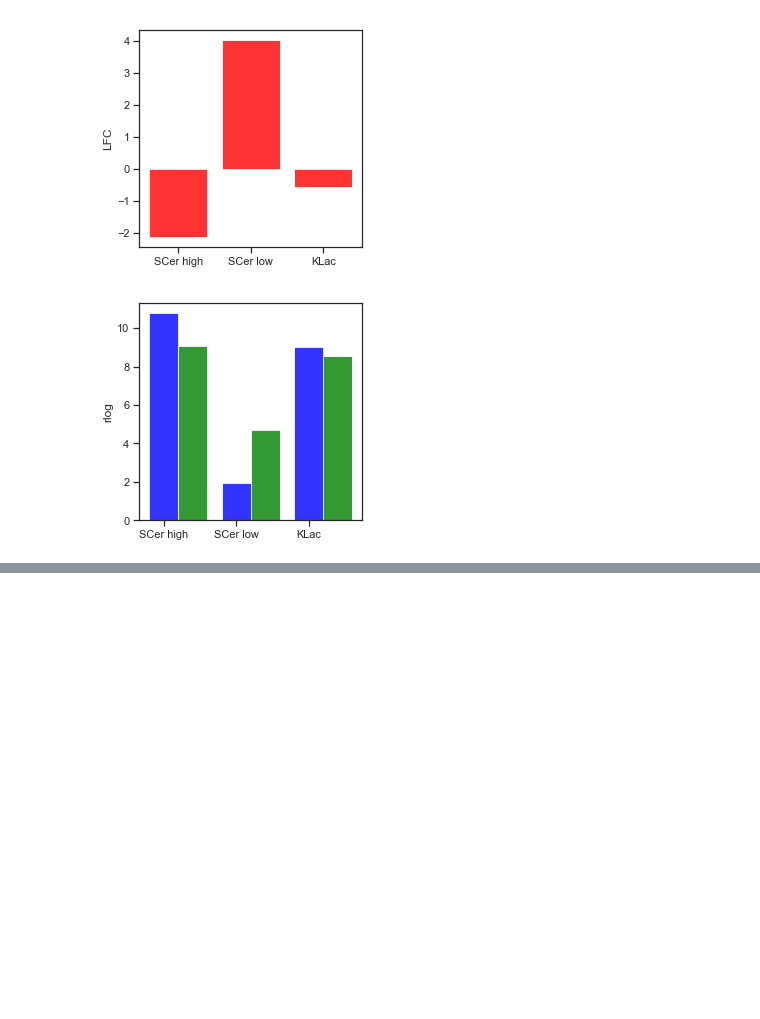
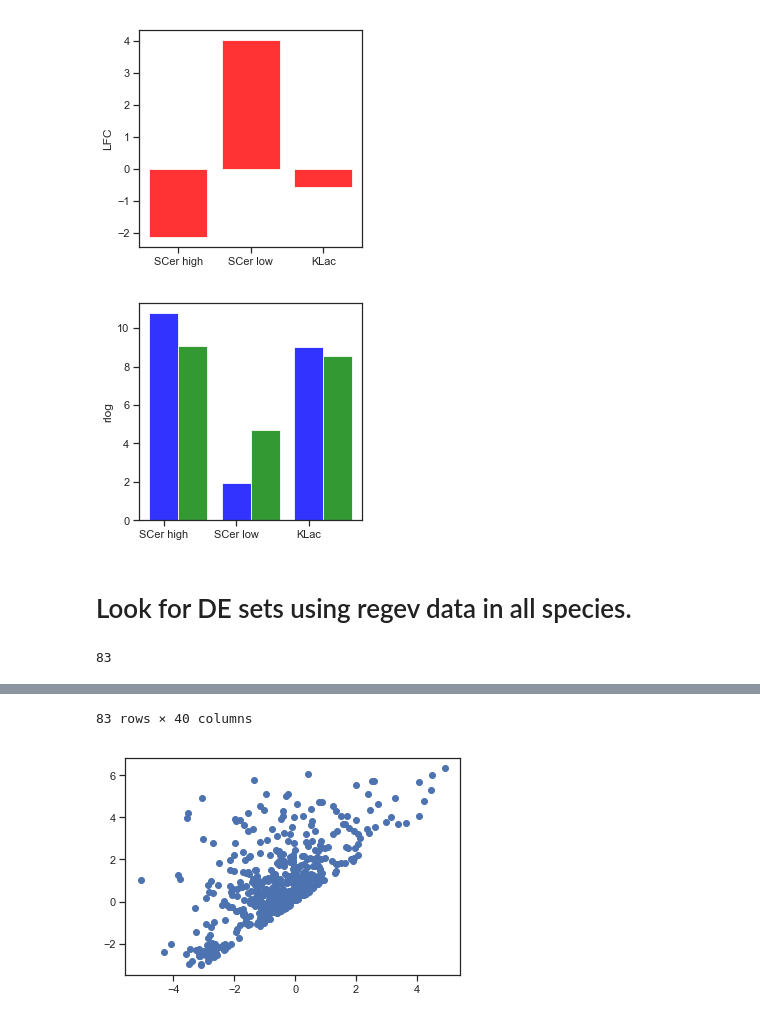
Before and after one commit to heineike02/yeast_esr_expression_analysis, a Jupyter notebook: scripts/20181210_goi_raw_exp_stress_resp_phylogeny.ipynb, the cells around one changed output, grey strips where cells are left out. Saved outputs shown, nothing was run; the diff lists cells and outputs as text; code cells hidden in the pictures; blank space fills up the shorter version.

```diff
--- a/scripts/20181210_goi_raw_exp_stress_resp_phylogeny.ipynb
+++ b/scripts/20181210_goi_raw_exp_stress_resp_phylogeny.ipynb
@@ -1765,3 +1847,77 @@ ax.set_xticklabels(['SCer high', 'SCer low', 'KLac'])
 fig.savefig(os.path.normpath('C:/Users/BMH_work/Google Drive/UCSF/ElSamad_Lab/PKA/Manuscript/MPC23_rlog.svg'))
 # %% [output]
 [figure]
+# %% [markdown]
+# Look for DE sets using regev data in all species.
+# %%
+#Load GOI ohnolog data
+
+fname = data_processing_dir + os.sep + os.path.normpath('kl_sc_PKA_as_m24_r1g1_20181017/gois_20181205.pkl')
+
+with open(fname, 'rb') as file:
+    [ohnologs_goi_pka,ohnologs_expression_sorted_pka,goi_criteria_pka] = pickle.load(file)
+ohnologs_goi_pka.set_index('Ancestor', inplace=True)
+ohnologs_expression_sorted_pka.set_index('Ancestor', inplace=True)
+# %%
+spec = 'Scer'
+#Get all WGH paralogs pairs for a given species.
+
+ohnologs = io_library.get_WGH_pairs_by_spec(spec)
+
+
+
+#load data
+fname_array_data = os.path.normpath(data_processing_dir + 'regev_data/' + spec + '_growth_stress_norm.csv')
+spec_data = pd.read_csv(fname_array_data, index_col=0)
+conditions = spec_data.columns
+
+#Combine columns to get PKAest = pka activation estimate
+columns_to_combine = {'PS/LOG', 'PLAT/LOG', 'DS/LOG', 'heat shock_30', 'heat shock_45'}
+
+#threshold for induction using the average of the combined columns that make up the PKA inhibition estimate.
+#All data is normalized already
+
+#Make a column which is average fold change for these columns
+columns_to_combine_spec = [column for column in conditions if column in columns_to_combine]
+spec_data['PKAest'] = spec_data.loc[:,columns_to_combine_spec].apply(np.mean, axis = 1)
+
+
+#Merge in expression data for all those paralogs, sort on average/individual conditions
+sort_column = 'PKAest'
+sort_column_fname = ''.join('cat'.split('/'))
+
+ohnologs_sorted = io_library.join_ohnologs_and_sort(spec_data, ohnologs, sort_column)
+
+plt.scatter(ohnologs_sorted[sort_column + '_low'], ohnologs_sorted[sort_column + '_high'])
+
+#Pick differentially expressed paralogs (using average / individual conditions)
+min_high_lfc = 1.8  # Minimum LFC for the high activation paralog
+lfc_diff = 1.8 # Difference in LFC to call a differentially expressed paralog
+max_low_lfc = 1.6 # Maximum LFC that low activation paralog can have.  I get a ~20 more if I use 2.5 as the cutoff
+
+goi_criteria = {'min_high_lfc': min_high_lfc, 'lfc_diff': lfc_diff, 'max_low_lfc' : max_low_lfc}
+
+ohnologs_goi = ohnologs_sorted[(ohnologs_sorted[sort_column + '_high']>min_high_lfc) &
+                                          ((ohnologs_sorted[sort_column + '_high']-ohnologs_sorted[sort_column +'_low'])>lfc_diff) &
+                                          (ohnologs_sorted[sort_column + '_low'] < max_low_lfc)]
+
+print(len(ohnologs_goi))
+
+#Save list and all sorted ohnolog dataframe as well
+fname = data_processing_dir + os.path.normpath('kl_sc_PKA_as_m24_r1g1_20181017/gois_' + spec + '_' + sort_column_fname + '_20190123.pkl')
+
+with open(fname, 'wb') as file:
+    pickle.dump([ohnologs_goi,ohnologs_sorted,goi_criteria], file)
+
+ohnologs_goi
+
+
+#Get all orthologs from other species arranged appropriately for that species.
+
+#Merge in expression data for all the genes
+
+#Sort by conservation
+
+#Heatmap
+# %% [output]
+83
@@ -1767,0 +1942,2 @@ fig.savefig(os.path.normpath('C:/Users/BMH_work/Google Drive/UCSF/ElSamad_Lab/PK
+83 rows × 40 columns
+[figure, added]
```
Also changed, not shown: parts of 25 cells of this notebook, 4 other files.
